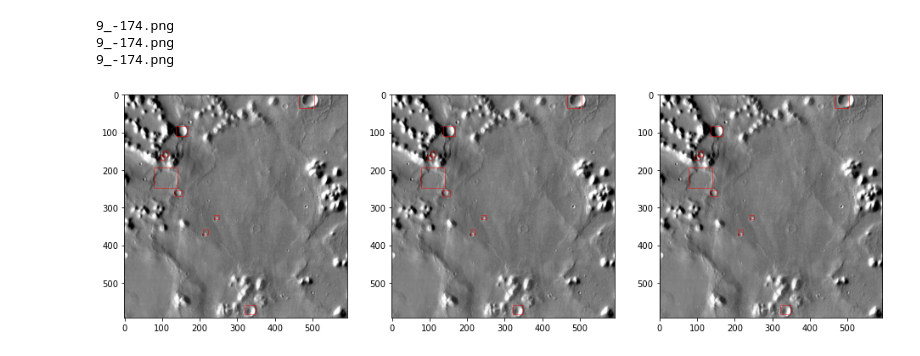
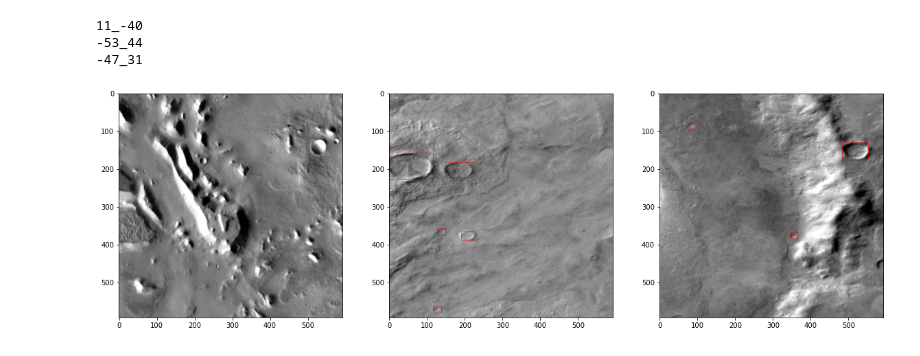
Before and after one commit to liyinze1/Robbins-to-THEMIS, a Jupyter notebook: demo.ipynb, the cells around one changed output. Cells and saved outputs as stored; diff of their text form; code cells hidden in the pictures.

```diff
--- a/demo.ipynb
+++ b/demo.ipynb
@@ -13,34 +15,33 @@ Populating the interactive namespace from numpy and matplotlib
 resolution = 592.747
 round_resolution = round(resolution)
 image_path = 'dataset/images/'
-label_path = 'dataset/labels/'
-image_names = os.listdir(image_path)
+label_path = 'dataset/revised_labels/'
+image_names = os.listdir(label_path)
 # %%
 random.shuffle(image_names)
-fig, ax = plt.subplots(1, 3, figsize=(16, 5))
+fig, ax = plt.subplots(1, 3, figsize=(20, 6))
 
 for i in range(3):
-    # image_name = image_names[i]
-    image_name = '9_-174.png'
-    im = Image.open(image_path + image_name)
+    image_name = image_names[i][:-4]
+    im = Image.open(image_path + image_name + '.png')
     ax[i].imshow(im, cmap='gray')
     size, size = im.size
-    label_name = image_name[:-3] + 'txt'
+    label_name = image_name + '.txt'
     print(image_name)
     f = open(label_path + label_name, 'r')
     for line in f.readlines():
         c, x, y, w, h = line.split(' ')
         x = float(x) * size
         y = float(y) * size
         w = float(w) * size
         h = float(h) * size
         x -= w / 2
         y -= h / 2
         rect = patches.Rectangle((x, y), w, h, linewidth=0.5, edgecolor='r', facecolor='none')
         ax[i].add_patch(rect)
     f.close()
 # %% [output]
-9_-174.png
-9_-174.png
-9_-174.png
+11_-40
+-53_44
+-47_31
-[figure, old version]
+[figure, new version]
```
Also changed, not shown: parts of 2 cells of this notebook, 1 other file.
